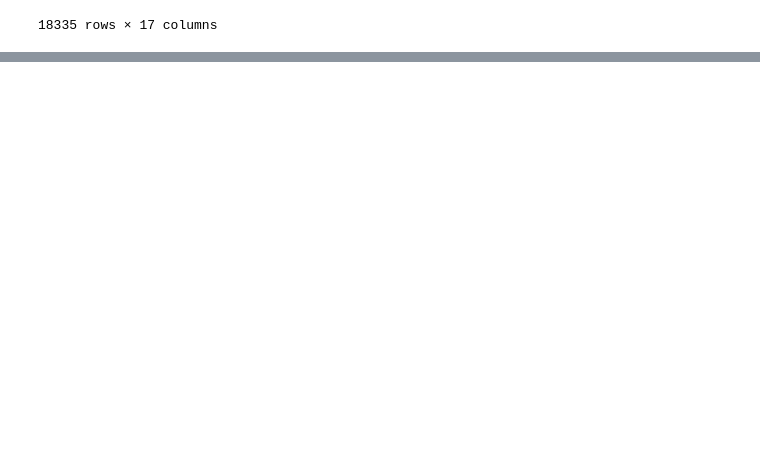
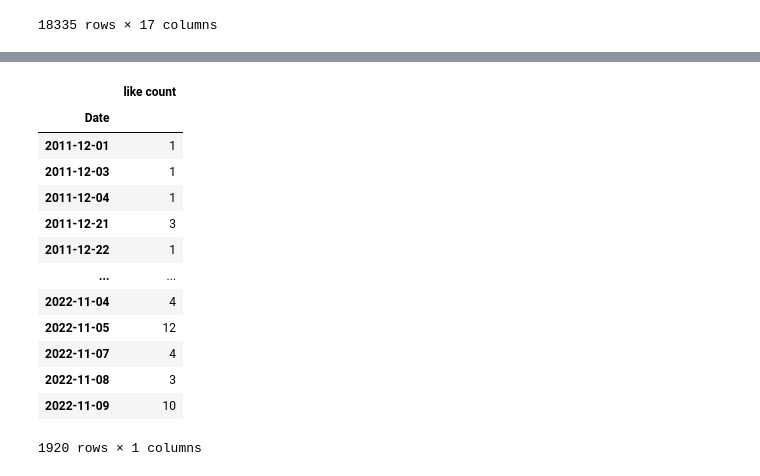
Before and after one commit to psyrgkan/Elon-s-Tweets-Dashboard-, a Jupyter notebook: explore.ipynb, the cells around one changed output, grey strips where cells are left out. Saved outputs shown, nothing was run; the diff lists cells and outputs as text; code cells hidden in the pictures; blank space fills up the shorter version.

```diff
--- a/explore.ipynb
+++ b/explore.ipynb
@@ -343,0 +425,17 @@ pos_rate_after_neg = sum(pos_after_neg)/sum(neg_after_neg)
+# %%
+happy_date
+# %% [output]
+|  | like count |
+| Date |  |
+| 2011-12-01 | 1 |
+| 2011-12-03 | 1 |
+| 2011-12-04 | 1 |
+| 2011-12-21 | 3 |
+| 2011-12-22 | 1 |
+| ... | ... |
+| 2022-11-04 | 4 |
+| 2022-11-05 | 12 |
+| 2022-11-07 | 4 |
+| 2022-11-08 | 3 |
+| 2022-11-09 | 10 |
+1920 rows × 1 columns
```
Also changed, not shown: parts of 11 cells of this notebook, 2 other files.
